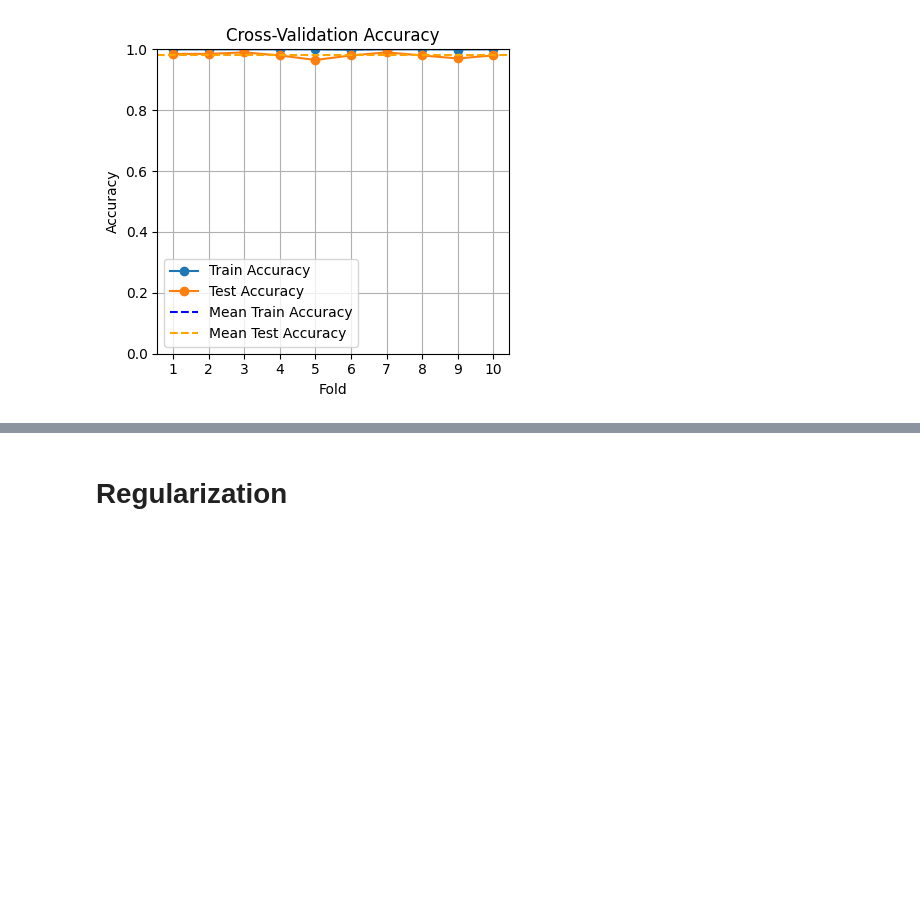
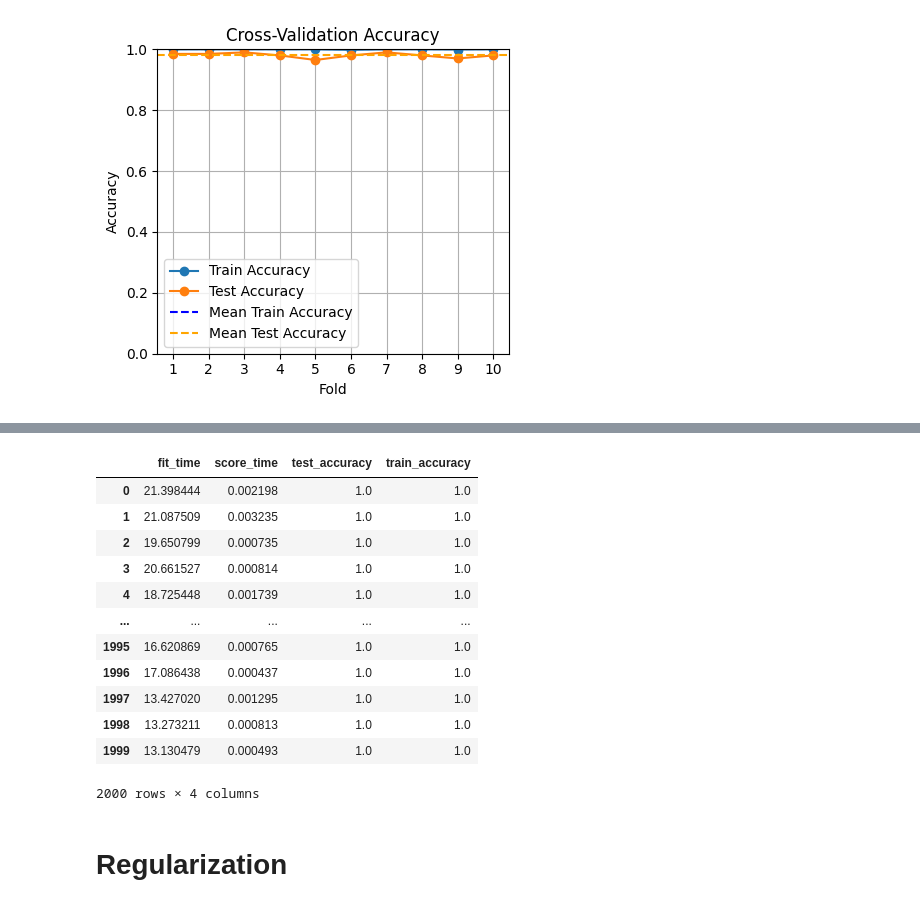
Before and after one commit to Dauboau/Digits_NN, a Jupyter notebook: Digits_NN.ipynb, the cells around one changed output, grey strips where cells are left out. Saved outputs shown, nothing was run; the diff lists cells and outputs as text; code cells hidden in the pictures; blank space fills up the shorter version.

```diff
--- a/Digits_NN.ipynb
+++ b/Digits_NN.ipynb
@@ -198,3 +186,22 @@ Mean Test Accuracy: 97.70%
+# %%
+# Transform the results into an excel sheet
+resultsPandas = pd.DataFrame(loo_results)
+resultsPandas.to_excel('final_results.xlsx', index=False)
+resultsPandas
+# %% [output]
+|  | fit_time | score_time | test_accuracy | train_accuracy |
+| 0 | 21.398444 | 0.002198 | 1.0 | 1.0 |
+| 1 | 21.087509 | 0.003235 | 1.0 | 1.0 |
+| 2 | 19.650799 | 0.000735 | 1.0 | 1.0 |
+| 3 | 20.661527 | 0.000814 | 1.0 | 1.0 |
+| 4 | 18.725448 | 0.001739 | 1.0 | 1.0 |
+| ... | ... | ... | ... | ... |
+| 1995 | 16.620869 | 0.000765 | 1.0 | 1.0 |
+| 1996 | 17.086438 | 0.000437 | 1.0 | 1.0 |
+| 1997 | 13.427020 | 0.001295 | 1.0 | 1.0 |
+| 1998 | 13.273211 | 0.000813 | 1.0 | 1.0 |
+| 1999 | 13.130479 | 0.000493 | 1.0 | 1.0 |
+2000 rows × 4 columns
 # %% [markdown]
 # Regularization
 # %% [markdown]
```
Also changed, not shown: parts of 1 cell of this notebook, 3 other files.
